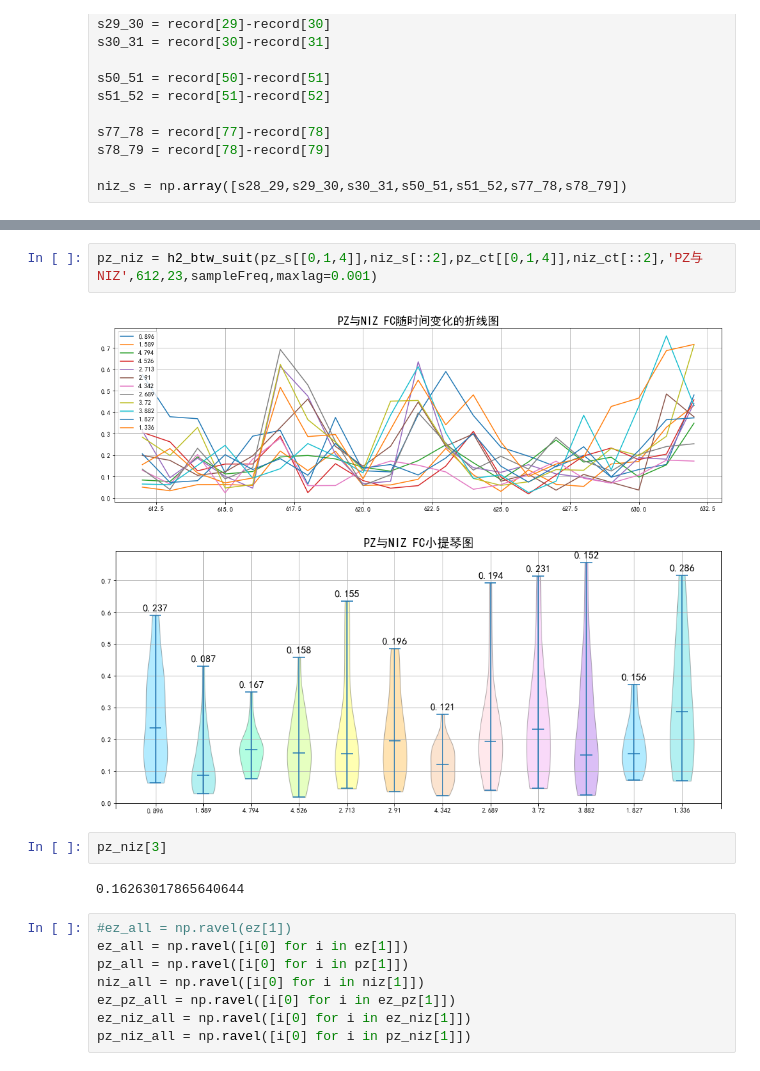
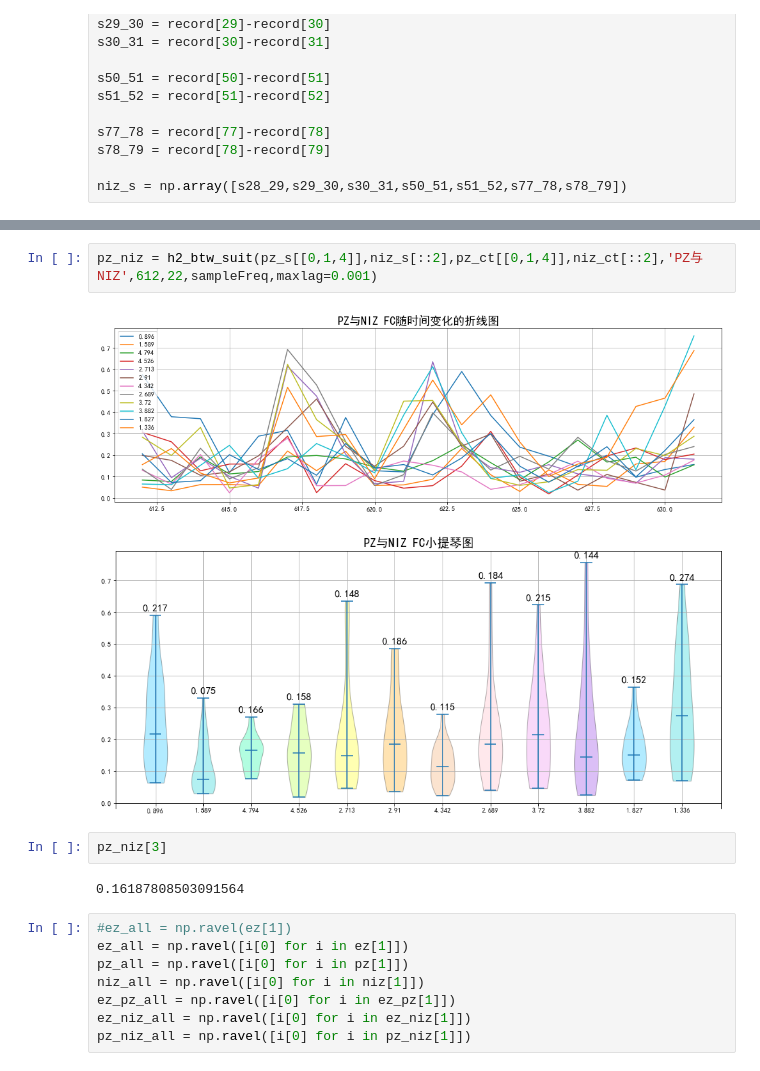
Before and after one commit to xkKevin/Compute-H2, a Jupyter notebook: FCDataAnalysis/yaoxinyi2.ipynb, the cells around one changed output, grey strips where cells are left out. Drawn from its saved outputs; the diff is of its cells as text.

```diff
--- a/FCDataAnalysis/yaoxinyi2.ipynb
+++ b/FCDataAnalysis/yaoxinyi2.ipynb
@@ -195,12 +195,12 @@ ez_niz[3]
 # %%
-pz_niz = h2_btw_suit(pz_s[[0,1,4]],niz_s[::2],pz_ct[[0,1,4]],niz_ct[::2],'PZ与NIZ',612,23,sampleFreq,maxlag=0.001)
+pz_niz = h2_btw_suit(pz_s[[0,1,4]],niz_s[::2],pz_ct[[0,1,4]],niz_ct[::2],'PZ与NIZ',612,22,sampleFreq,maxlag=0.001)
 # %% [output]
-[figure, old version]
+[figure, new version]
-[figure, old version]
+[figure, new version]
 # %%
 pz_niz[3]
 # %% [output]
-0.16263017865640644
+0.16187808503091564
 # %%
 #ez_all = np.ravel(ez[1])
 ez_all = np.ravel([i[0] for i in ez[1]])
```
Also changed, not shown: parts of 10 cells of this notebook.
